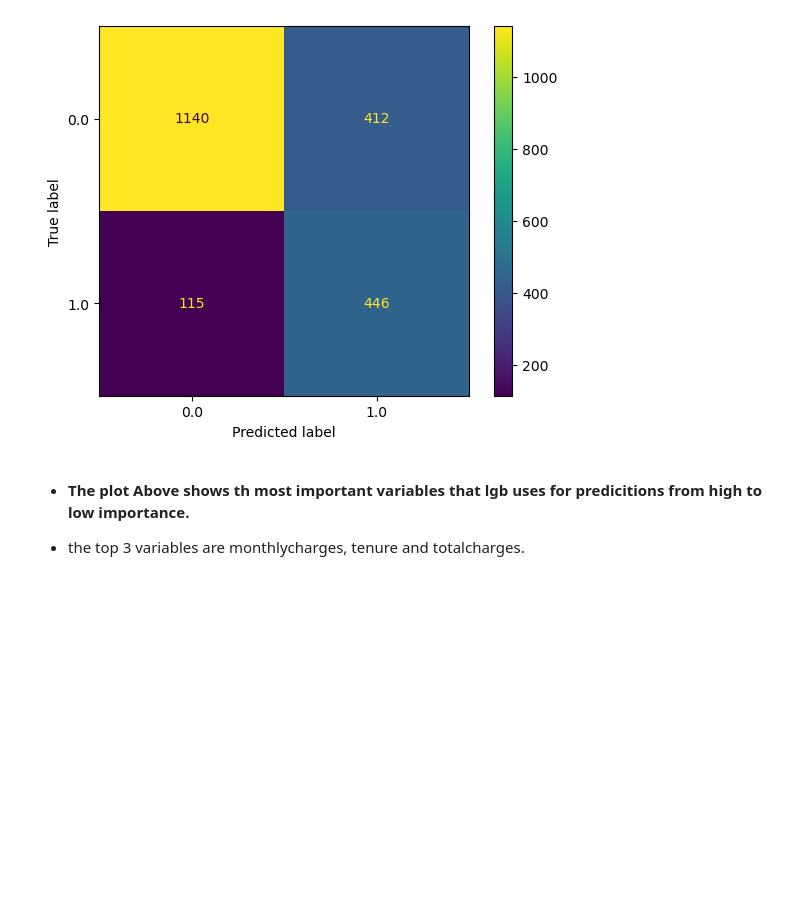
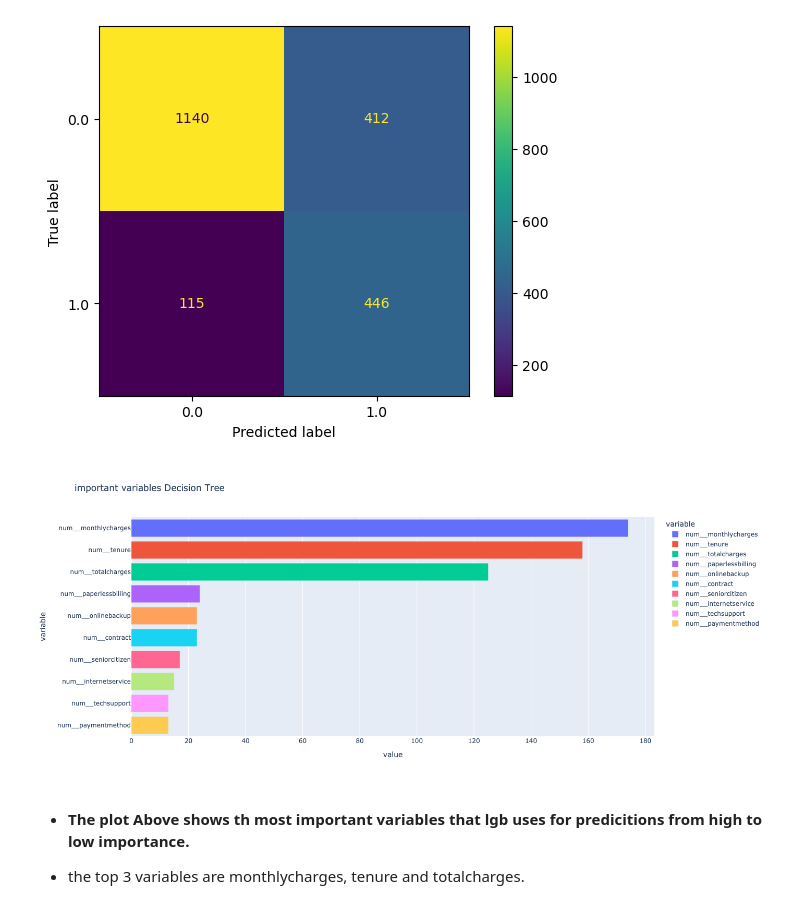
Before and after one commit to WaleedIdrees/python_code, a Jupyter notebook: classification/cus_churn.ipynb, the cells around one changed output. Drawn from its saved outputs; the diff is of its cells as text; code cells hidden in the pictures; blank space fills up the shorter version.

```diff
--- a/classification/cus_churn.ipynb
+++ b/classification/cus_churn.ipynb
@@ -801,10 +801,14 @@ plt.show()
 # %%
 pd.options.plotting.backend = "plotly"
 feat_importances = pd.Series( final_pipe["model"].feature_importances_ ,
                              index= final_pipe[:-1].get_feature_names_out()
                               ).reset_index()
 feat_importances.columns = ["variable", "value"]
-feat_importances.sort_values("value", ascending=False).head(10).plot.bar(x= "value", y="variable", color= "variable", title= "important variables Decision Tree")
+feat_importances.sort_values("value", ascending=False).head(10).plot.bar(x= "value", y="variable", color= "variable",
+                                                                         width=1400, height=600,
+                                                                         title= "important variables Decision Tree").show("png")
+# %% [output]
+[figure, added]
 # %% [markdown]
 * **The plot Above shows th most important variables that lgb uses for predicitions from high to low importance.**
 
```
Also changed, not shown: parts of 1 cell of this notebook.
